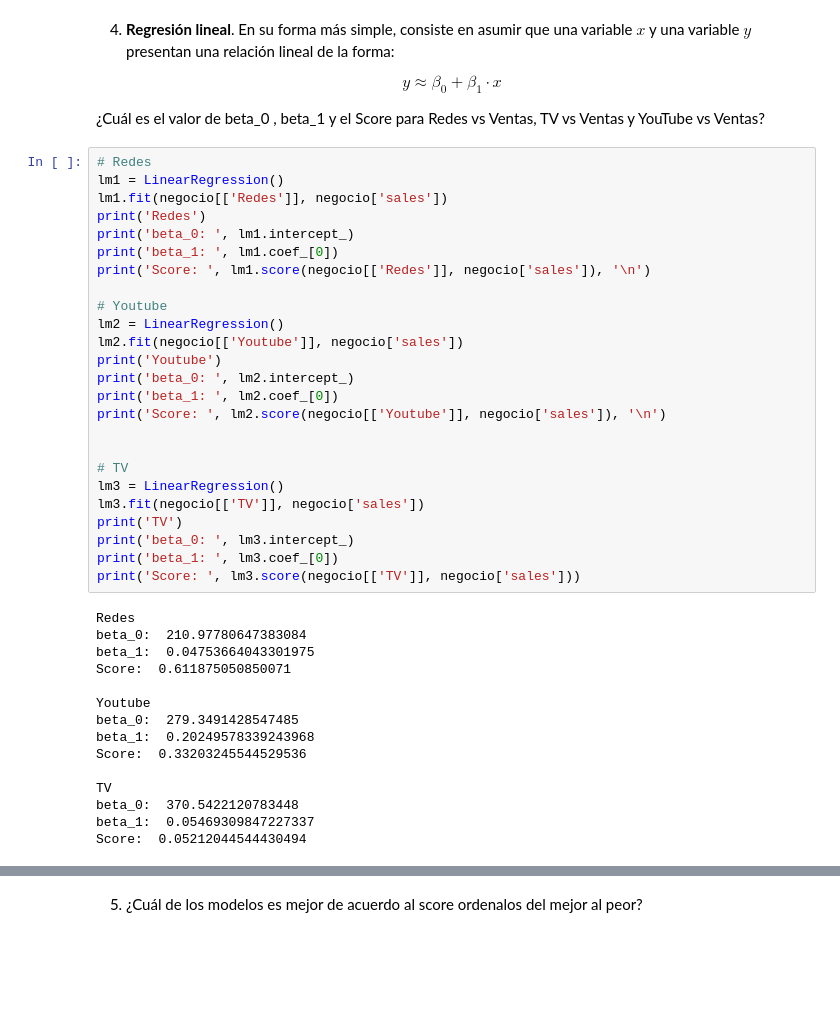
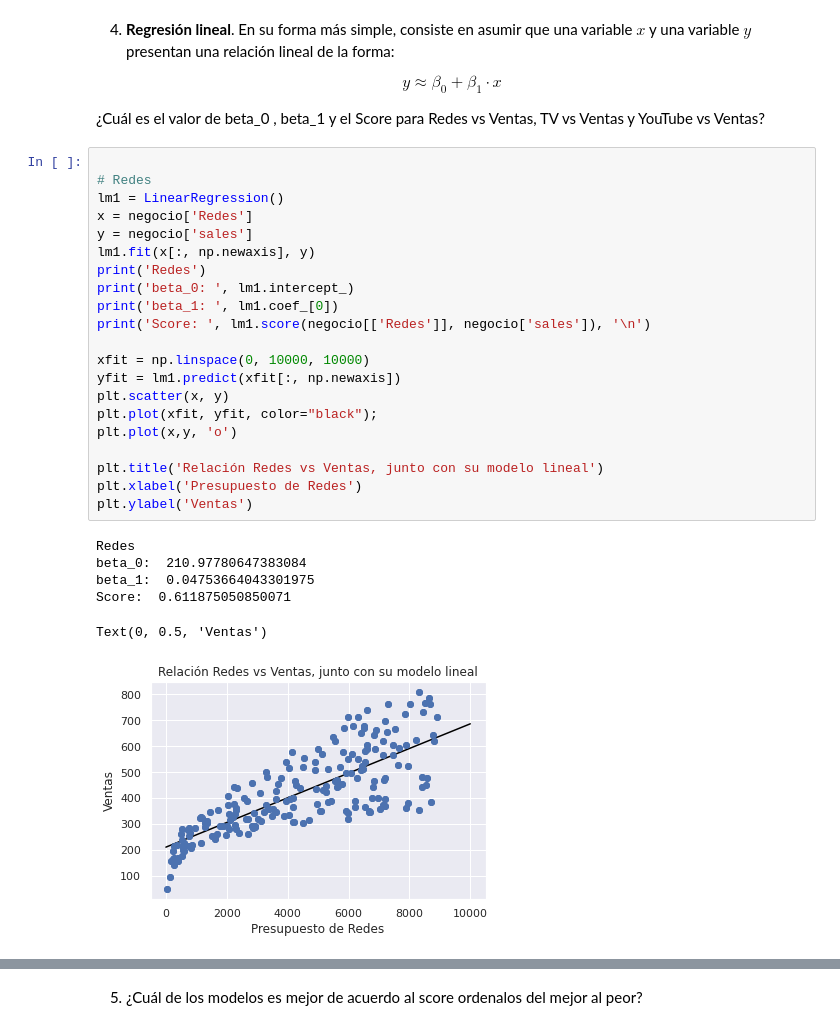
Before and after one commit to JoseA725/literate-enigma, a Jupyter notebook: 6.2 - Actividad Regresion Linea.ipynb, the cells around one changed output, grey strips where cells are left out. Cells and saved outputs as stored; diff of their text form; blank space fills up the shorter version.

```diff
--- a/6.2 - Actividad Regresion Linea.ipynb
+++ b/6.2 - Actividad Regresion Linea.ipynb
@@ -159,43 +165,31 @@ Text(0.5, 0, 'Presupuesto de TV')
 $$ y \approx \beta_0 + \beta_1 \cdot x$$
 
 ¿Cuál es el valor de beta_0 , beta_1 y el Score  para Redes vs Ventas, TV vs Ventas y YouTube vs Ventas?
-# %%
-# Redes
-lm1 = LinearRegression()
-lm1.fit(negocio[['Redes']], negocio['sales'])
-print('Redes')
-print('beta_0: ', lm1.intercept_)
-print('beta_1: ', lm1.coef_[0])
-print('Score: ', lm1.score(negocio[['Redes']], negocio['sales']), '\n')
-
-# Youtube
-lm2 = LinearRegression()
-lm2.fit(negocio[['Youtube']], negocio['sales'])
-print('Youtube')
-print('beta_0: ', lm2.intercept_)
-print('beta_1: ', lm2.coef_[0])
-print('Score: ', lm2.score(negocio[['Youtube']], negocio['sales']), '\n')
-
-
-# TV
-lm3 = LinearRegression()
-lm3.fit(negocio[['TV']], negocio['sales'])
-print('TV')
-print('beta_0: ', lm3.intercept_)
-print('beta_1: ', lm3.coef_[0])
-print('Score: ', lm3.score(negocio[['TV']], negocio['sales']))
-# %% [output]
-Redes
-beta_0:  210.97780647383084
-beta_1:  0.04753664043301975
-Score:  0.611875050850071
-
-Youtube
-beta_0:  279.3491428547485
-beta_1:  0.20249578339243968
-Score:  0.33203245544529536
-
-TV
-beta_0:  370.5422120783448
-beta_1:  0.05469309847227337
-Score:  0.05212044544430494
+# %%
+
+# Redes
+lm1 = LinearRegression()
+x = negocio['Redes']
+y = negocio['sales']
+lm1.fit(x[:, np.newaxis], y)
+print('Redes')
+print('beta_0: ', lm1.intercept_)
+print('beta_1: ', lm1.coef_[0])
+print('Score: ', lm1.score(negocio[['Redes']], negocio['sales']), '\n')
+
+xfit = np.linspace(0, 10000, 10000)
+yfit = lm1.predict(xfit[:, np.newaxis])
+plt.scatter(x, y)
+plt.plot(xfit, yfit, color="black");
+plt.plot(x,y, 'o')
+
+plt.title('Relación Redes vs Ventas, junto con su modelo lineal')
+plt.xlabel('Presupuesto de Redes')
+plt.ylabel('Ventas')
+# %% [output]
+Redes
+beta_0:  210.97780647383084
+beta_1:  0.04753664043301975
+Score:  0.611875050850071
+Text(0, 0.5, 'Ventas')
+[figure, added]
```
Also changed, not shown: parts of 6 cells of this notebook.
